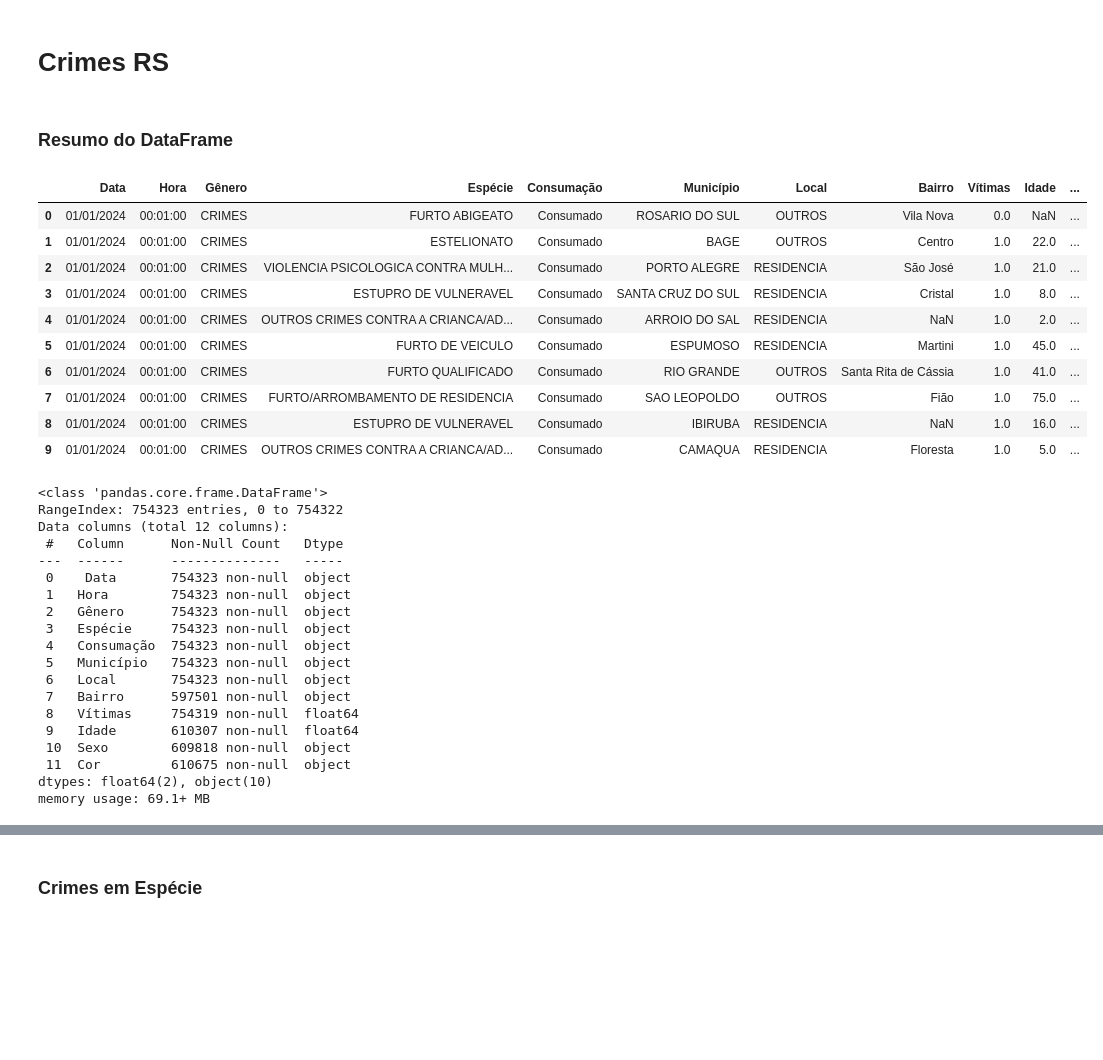
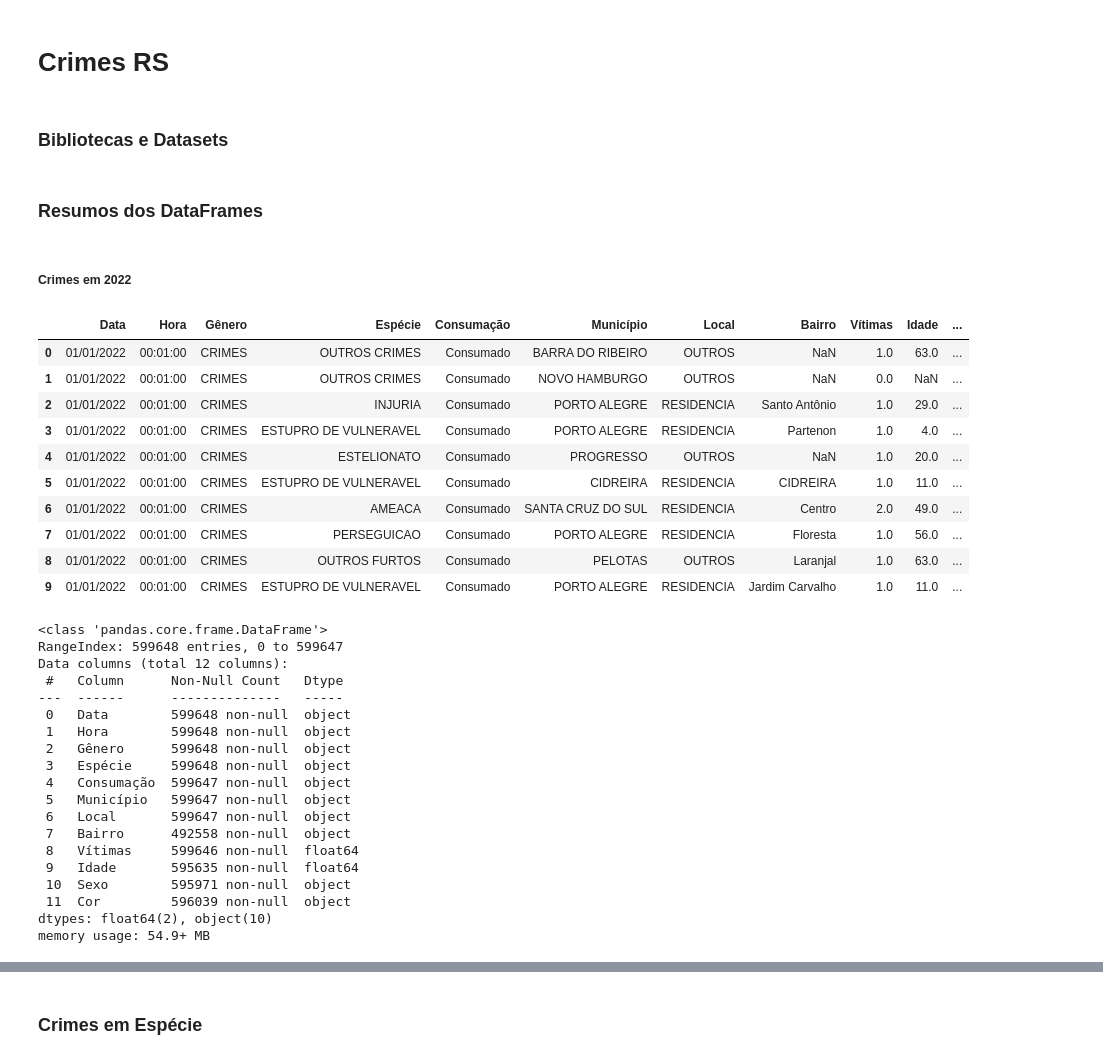
Before and after one commit to germanocastanho/crime-analysis, a Jupyter notebook: crimes.ipynb, the cells around one changed output, grey strips where cells are left out. Cells and saved outputs as stored; diff of their text form; code cells hidden in the pictures; blank space fills up the shorter version.

Commit message:
add new data analysis

```diff
--- a/crimes.ipynb
+++ b/crimes.ipynb
@@ -1,46 +1,52 @@
 # %% [markdown]
 # **Crimes RS**
+# %% [markdown]
+### **Bibliotecas e Datasets**
 # %%
 import matplotlib.pyplot as plt
 import pandas as pd
 import seaborn as sns
 # %%
-df = pd.read_csv("data/data_2024.csv", index_col=False)
+df_2022 = pd.read_csv("data/data_2022.csv", index_col=False)
+df_2023 = pd.read_csv("data/data_2023.csv", index_col=False)
+df_2024 = pd.read_csv("data/data_2024.csv", index_col=False)
 # %% [markdown]
-### **Resumo do DataFrame**
+### **Resumos dos DataFrames**
+# %% [markdown]
+##### Crimes em 2022
 # %%
-df.head(10)
+df_2022.head(10)
 # %% [output]
 |  | Data | Hora | Gênero | Espécie | Consumação | Município | Local | Bairro | Vítimas | Idade | ... |
-| 0 | 01/01/2024 | 00:01:00 | CRIMES | FURTO ABIGEATO | Consumado | ROSARIO DO SUL | OUTROS | Vila Nova | 0.0 | NaN | ... |
-| 1 | 01/01/2024 | 00:01:00 | CRIMES | ESTELIONATO | Consumado | BAGE | OUTROS | Centro | 1.0 | 22.0 | ... |
-| 2 | 01/01/2024 | 00:01:00 | CRIMES | VIOLENCIA PSICOLOGICA CONTRA MULH... | Consumado | PORTO ALEGRE | RESIDENCIA | São José | 1.0 | 21.0 | ... |
-| 3 | 01/01/2024 | 00:01:00 | CRIMES | ESTUPRO DE VULNERAVEL | Consumado | SANTA CRUZ DO SUL | RESIDENCIA | Cristal | 1.0 | 8.0 | ... |
-| 4 | 01/01/2024 | 00:01:00 | CRIMES | OUTROS CRIMES CONTRA A CRIANCA/AD... | Consumado | ARROIO DO SAL | RESIDENCIA | NaN | 1.0 | 2.0 | ... |
-| 5 | 01/01/2024 | 00:01:00 | CRIMES | FURTO DE VEICULO | Consumado | ESPUMOSO | RESIDENCIA | Martini | 1.0 | 45.0 | ... |
-| 6 | 01/01/2024 | 00:01:00 | CRIMES | FURTO QUALIFICADO | Consumado | RIO GRANDE | OUTROS | Santa Rita de Cássia | 1.0 | 41.0 | ... |
-| 7 | 01/01/2024 | 00:01:00 | CRIMES | FURTO/ARROMBAMENTO DE RESIDENCIA | Consumado | SAO LEOPOLDO | OUTROS | Fião | 1.0 | 75.0 | ... |
-| 8 | 01/01/2024 | 00:01:00 | CRIMES | ESTUPRO DE VULNERAVEL | Consumado | IBIRUBA | RESIDENCIA | NaN | 1.0 | 16.0 | ... |
-| 9 | 01/01/2024 | 00:01:00 | CRIMES | OUTROS CRIMES CONTRA A CRIANCA/AD... | Consumado | CAMAQUA | RESIDENCIA | Floresta | 1.0 | 5.0 | ... |
+| 0 | 01/01/2022 | 00:01:00 | CRIMES | OUTROS CRIMES | Consumado | BARRA DO RIBEIRO | OUTROS | NaN | 1.0 | 63.0 | ... |
+| 1 | 01/01/2022 | 00:01:00 | CRIMES | OUTROS CRIMES | Consumado | NOVO HAMBURGO | OUTROS | NaN | 0.0 | NaN | ... |
+| 2 | 01/01/2022 | 00:01:00 | CRIMES | INJURIA | Consumado | PORTO ALEGRE | RESIDENCIA | Santo Antônio | 1.0 | 29.0 | ... |
+| 3 | 01/01/2022 | 00:01:00 | CRIMES | ESTUPRO DE VULNERAVEL | Consumado | PORTO ALEGRE | RESIDENCIA | Partenon | 1.0 | 4.0 | ... |
+| 4 | 01/01/2022 | 00:01:00 | CRIMES | ESTELIONATO | Consumado | PROGRESSO | OUTROS | NaN | 1.0 | 20.0 | ... |
+| 5 | 01/01/2022 | 00:01:00 | CRIMES | ESTUPRO DE VULNERAVEL | Consumado | CIDREIRA | RESIDENCIA | CIDREIRA | 1.0 | 11.0 | ... |
+| 6 | 01/01/2022 | 00:01:00 | CRIMES | AMEACA | Consumado | SANTA CRUZ DO SUL | RESIDENCIA | Centro | 2.0 | 49.0 | ... |
+| 7 | 01/01/2022 | 00:01:00 | CRIMES | PERSEGUICAO | Consumado | PORTO ALEGRE | RESIDENCIA | Floresta | 1.0 | 56.0 | ... |
+| 8 | 01/01/2022 | 00:01:00 | CRIMES | OUTROS FURTOS | Consumado | PELOTAS | OUTROS | Laranjal | 1.0 | 63.0 | ... |
+| 9 | 01/01/2022 | 00:01:00 | CRIMES | ESTUPRO DE VULNERAVEL | Consumado | PORTO ALEGRE | RESIDENCIA | Jardim Carvalho | 1.0 | 11.0 | ... |
 # %%
-df.info()
+df_2022.info()
 # %% [output]
 <class 'pandas.core.frame.DataFrame'>
-RangeIndex: 754323 entries, 0 to 754322
+RangeIndex: 599648 entries, 0 to 599647
 Data columns (total 12 columns):
  #   Column      Non-Null Count   Dtype
 ---  ------      --------------   -----
- 0    Data       754323 non-null  object
- 1   Hora        754323 non-null  object
- 2   Gênero      754323 non-null  object
- 3   Espécie     754323 non-null  object
- 4   Consumação  754323 non-null  object
- 5   Município   754323 non-null  object
- 6   Local       754323 non-null  object
- 7   Bairro      597501 non-null  object
- 8   Vítimas     754319 non-null  float64
- 9   Idade       610307 non-null  float64
- 10  Sexo        609818 non-null  object
- 11  Cor         610675 non-null  object
+ 0   Data        599648 non-null  object
+ 1   Hora        599648 non-null  object
+ 2   Gênero      599648 non-null  object
+ 3   Espécie     599648 non-null  object
+ 4   Consumação  599647 non-null  object
+ 5   Município   599647 non-null  object
+ 6   Local       599647 non-null  object
+ 7   Bairro      492558 non-null  object
+ 8   Vítimas     599646 non-null  float64
+ 9   Idade       595635 non-null  float64
+ 10  Sexo        595971 non-null  object
+ 11  Cor         596039 non-null  object
 dtypes: float64(2), object(10)
-memory usage: 69.1+ MB
+memory usage: 54.9+ MB
```
Also changed, not shown: parts of 12 cells of this notebook.
